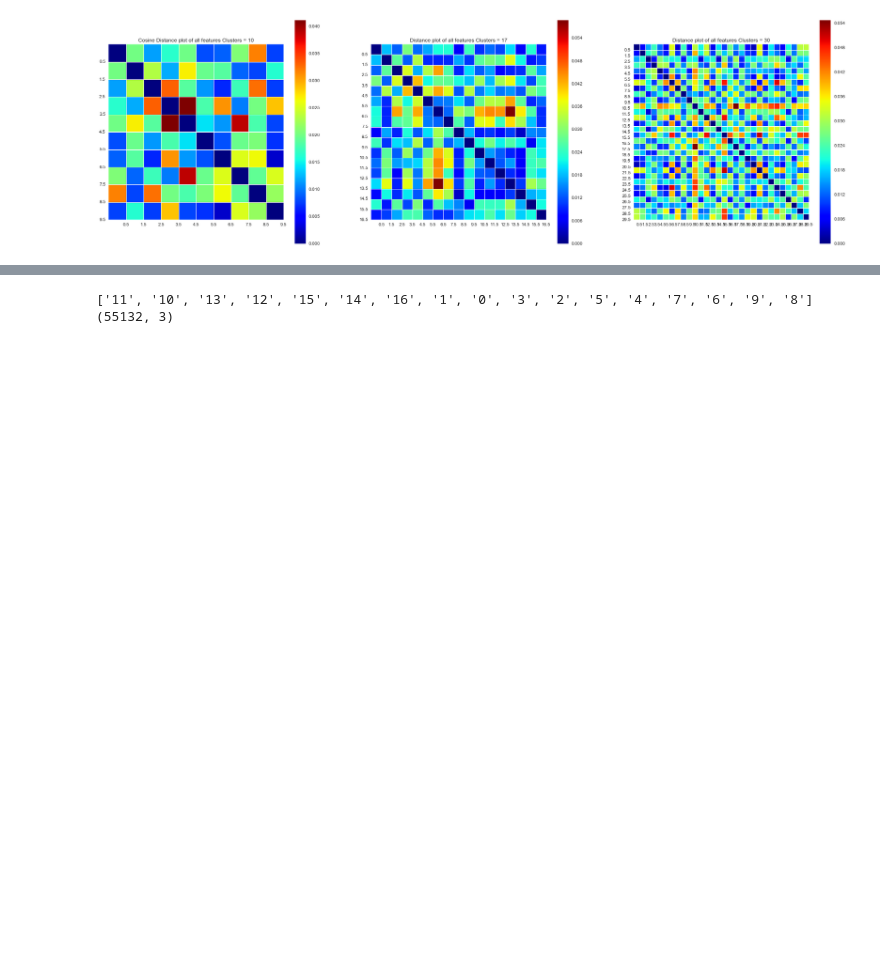
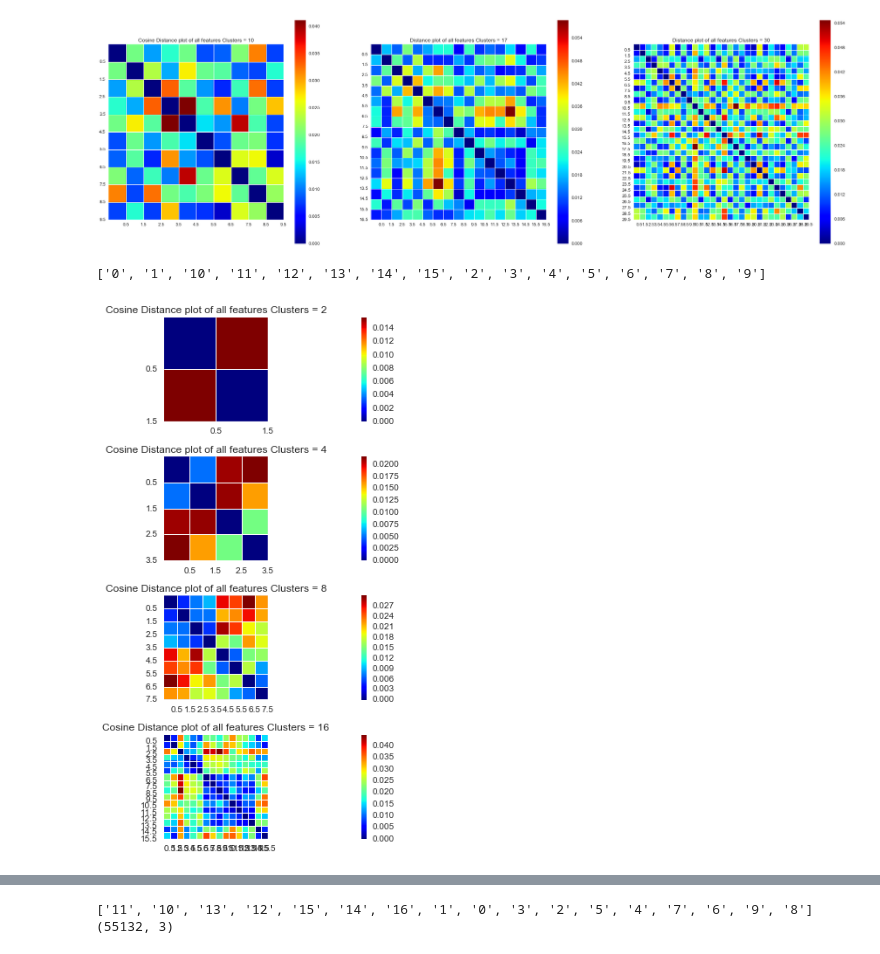
Before and after one commit to Upward-Spiral-Science/the-vat, a Jupyter notebook: testing_assumptions_AL.ipynb, the cells around one changed output, grey strips where cells are left out. Cells and saved outputs as stored; diff of their text form; code cells hidden in the pictures; blank space fills up the shorter version.

```diff
--- a/testing_assumptions_AL.ipynb
+++ b/testing_assumptions_AL.ipynb
@@ -150,4 +150,80 @@ plt.colorbar()
 (30, 96)
 <matplotlib.colorbar.Colorbar at 0x...>
 [figure]
+# %%
+## Running multi scale clustering
+numFigs = len(range(2,18,2))
+
+def kmeanTwo(features):
+    true_means = MiniBatchKMeans(n_clusters=2).fit(features)
+
+    labels = np.unique(true_means.labels_)
+
+    # create two clusters
+    cluster1 = features[true_means.labels_ == labels[0]]
+    cluster2 = features[true_means.labels_ == labels[1]]
+
+    clusters = {}
+    clusters['0'] = cluster1
+    clusters['1'] = cluster2
+    return clusters
+
+temp_features = list_of_features
+
+# n = 5
+# indices = np.arange(1, math.pow(2,(n-1))+1)
+# temp_cluster1, temp_cluster2 = kmeanTwo(temp_features)
+
+def multiScaleKMeans(clusters):
+    new_clusters = {}
+
+    index = 0
+    for key in clusters.keys():
+        # return the two clusters for another key
+        temp_clusters = kmeanTwo(clusters[key])
+
+        new_clusters[str(index)] = temp_clusters['0']
+        index = index+1
+        new_clusters[str(index)] = temp_clusters['1']
+        index += 1
+
+#         print "In function: "
+#         print clusters[key].shape
+#         print temp_clusters['0'].shape
+#         print temp_clusters['1'].shape
+
+    return new_clusters
+
+new_clusters = {}
+fig = plt.figure(figsize=(30,9))
+for i in range(0,4):
+    if i == 0:
+        # initial break up
+        new_clusters = kmeanTwo(temp_features)
+    else:
+        new_clusters = multiScaleKMeans(new_clusters)
+
+    numticks = len(np.unique(new_clusters.keys()))
+
+    # get the euclidean centroids of each cluster
+    true_centroids = []
+    for key in new_clusters.keys():
+        true_centroids.append(np.mean(new_clusters[key], axis=0))
+    true_centroids = np.array(true_centroids)
+    true_distances = scipy.spatial.distance.pdist(true_centroids, metric='cosine')
+    true_distances = scipy.spatial.distance.squareform(true_distances)
+
+    # Plot the distances
+    fig.add_subplot(4,1,i+1)
+    plt.imshow(true_distances, cmap=plt.get_cmap('jet'), interpolation='none')
+    plt.title("Cosine Distance plot of all features Clusters = " + str(numticks))
+    plt.yticks(np.arange(0.5,numticks+0.5, 1))
+    plt.xticks(np.arange(0.5,numticks+0.5, 1))
+    plt.colorbar()
+
+plt.tight_layout()
+print sorted(new_clusters.keys())
+# %% [output]
+['0', '1', '10', '11', '12', '13', '14', '15', '2', '3', '4', '5', '6', '7', '8', '9']
+[figure, added]
 # %%
```
Also changed, not shown: parts of 3 cells of this notebook.
